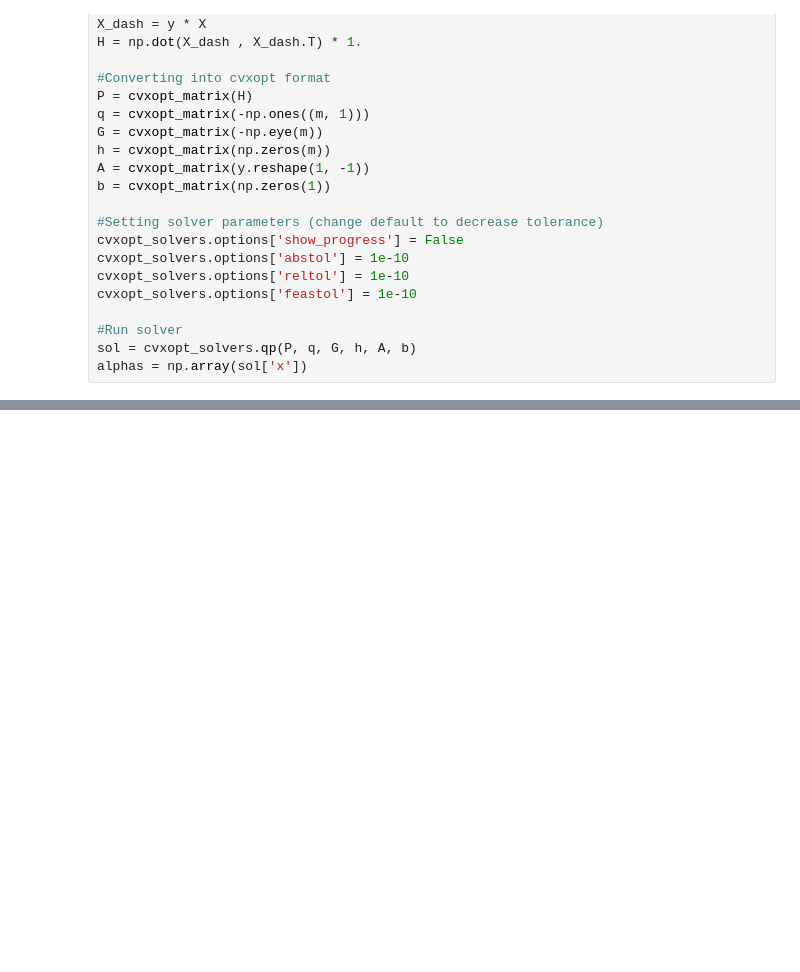
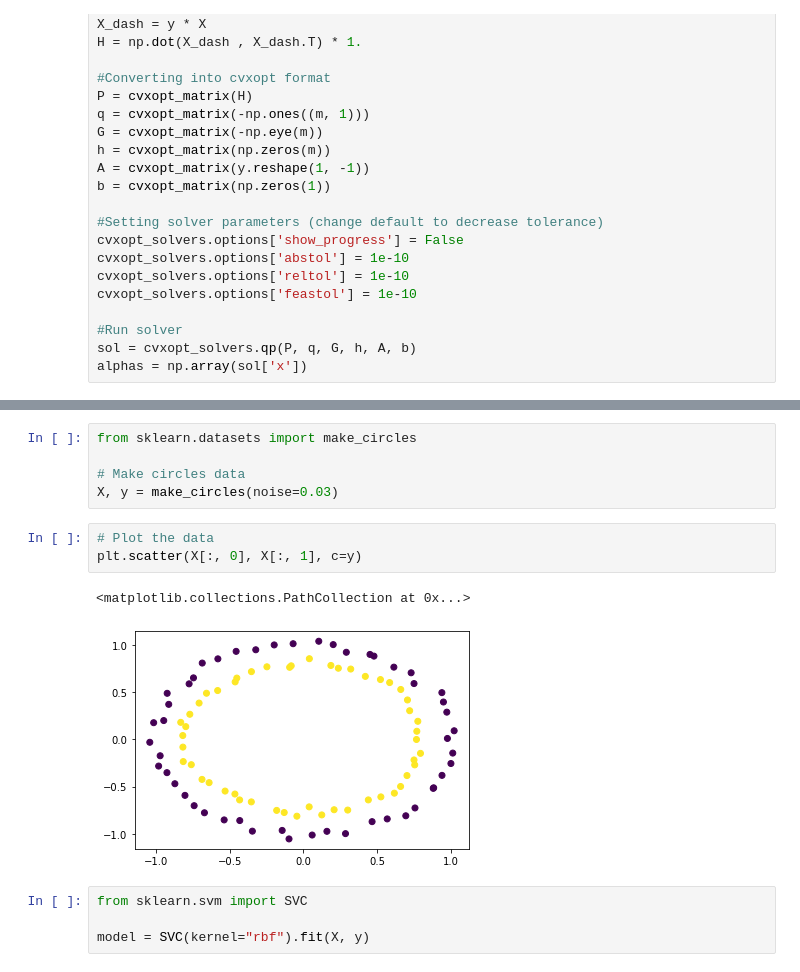
Before and after one commit to Justin900429/IT-used, a Jupyter notebook: SVM.ipynb, the cells around one changed output, grey strips where cells are left out. Drawn from its saved outputs; the diff is of its cells as text; blank space fills up the shorter version.

```diff
--- a/SVM.ipynb
+++ b/SVM.ipynb
@@ -145,0 +187,15 @@ plt.plot(xx, yy)
+# %%
+from sklearn.datasets import make_circles
+
+# Make circles data
+X, y = make_circles(noise=0.03)
+# %%
+# Plot the data
+plt.scatter(X[:, 0], X[:, 1], c=y)
+# %% [output]
+<matplotlib.collections.PathCollection at 0x...>
+[figure, added]
+# %%
+from sklearn.svm import SVC
+
+model = SVC(kernel="rbf").fit(X, y)
```
Also changed, not shown: parts of 13 cells of this notebook, 3 other files.
